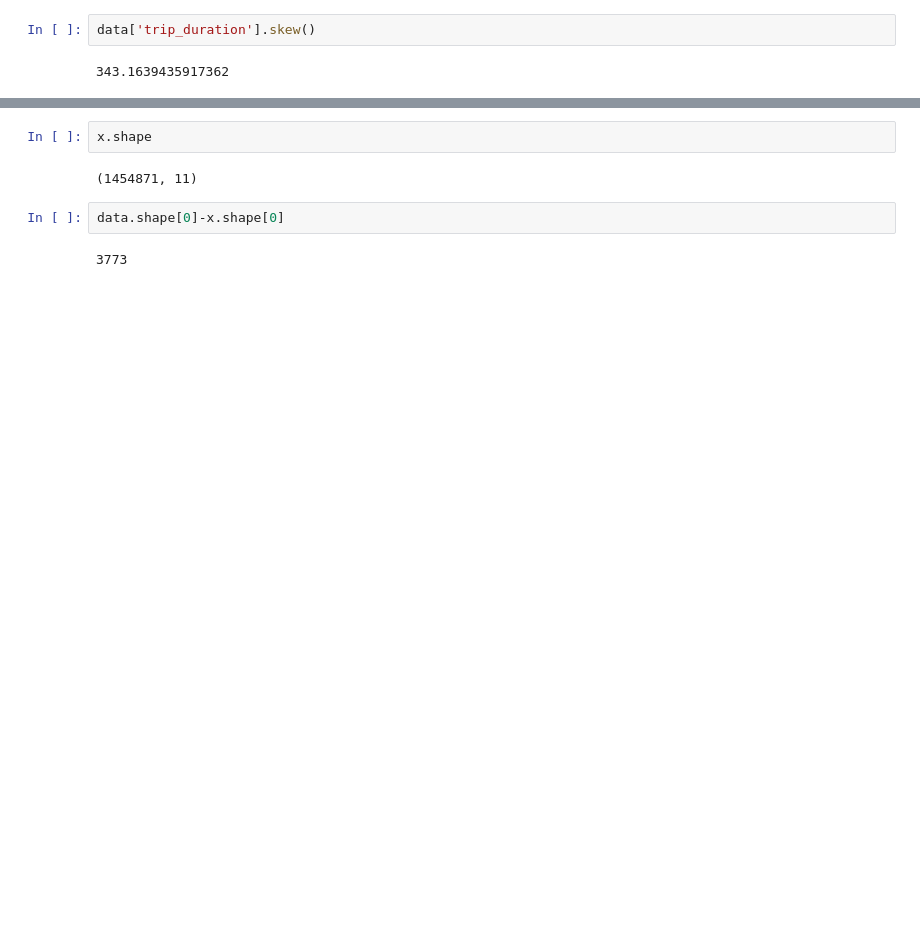
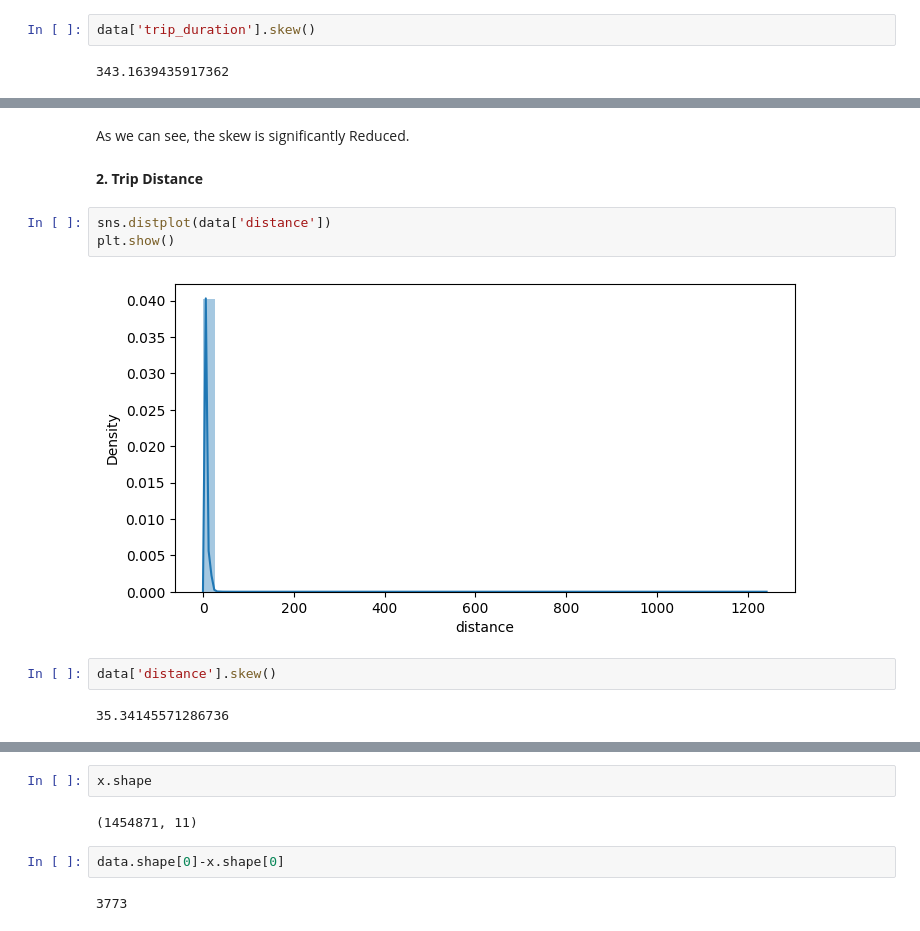
Before and after one commit to utkarshs75/NYC-Taxi-Data-Analysis, a Jupyter notebook: NYC_Taxi_Trip_Time_Prediction_Capstone_Project.ipynb, the cells around one changed output, grey strips where cells are left out. Drawn from its saved outputs; the diff is of its cells as text; blank space fills up the shorter version.

```diff
--- a/NYC_Taxi_Trip_Time_Prediction_Capstone_Project.ipynb
+++ b/NYC_Taxi_Trip_Time_Prediction_Capstone_Project.ipynb
@@ -91,0 +359,13 @@ data['trip_duration'].skew()
+# %% [markdown]
+As we can see, the skew is significantly Reduced.
+# %% [markdown]
+**2. Trip Distance**
+# %%
+sns.distplot(data['distance'])
+plt.show()
+# %% [output]
+[figure, added]
+# %%
+data['distance'].skew()
+# %% [output]
+35.34145571286736
```
Also changed, not shown: parts of 129 cells of this notebook.
